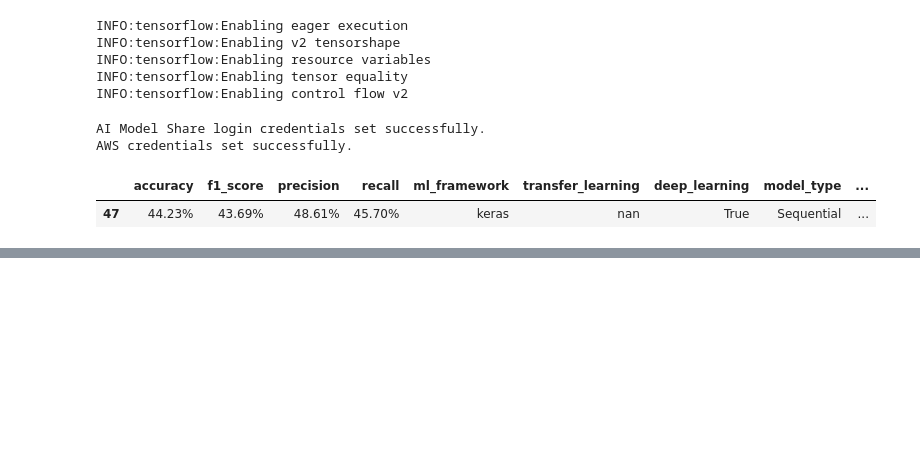
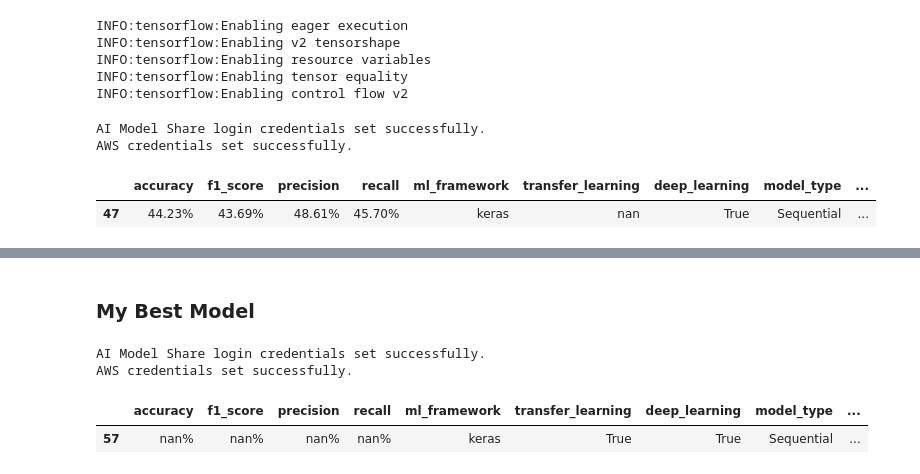
Before and after one commit to elliotttrio/advml, a Jupyter notebook: Portfolio Notebook.ipynb, the cells around one changed output, grey strips where cells are left out. Cells and saved outputs as stored; diff of their text form; code cells hidden in the pictures; blank space fills up the shorter version.

```diff
--- a/Portfolio Notebook.ipynb
+++ b/Portfolio Notebook.ipynb
@@ -110,0 +109,16 @@ For the next project, I examined x-ray images of patients with and without Covid
+# %% [markdown]
+### My Best Model
+# %%
+covid_apiurl = "https://sxr89y55o4.execute-api.us-east-1.amazonaws.com/prod/m"
+
+set_credentials(apiurl= covid_apiurl,credential_file="credentials_updated.txt", type="submit_model", manual=False)
+# %% [output]
+AI Model Share login credentials set successfully.
+AWS credentials set successfully.
+# %%
+data=ai.get_leaderboard(covid_apiurl, verbose=3)
+data = data[data.username == 'eat2153']
+ai.leaderboard.stylize_leaderboard(data)
+# %% [output]
+|  | accuracy | f1_score | precision | recall | ml_framework | transfer_learning | deep_learning | model_type | ... |
+| 57 | nan% | nan% | nan% | nan% | keras | True | True | Sequential | ... |
```
Also changed, not shown: parts of 15 cells of this notebook, 1 other file.
